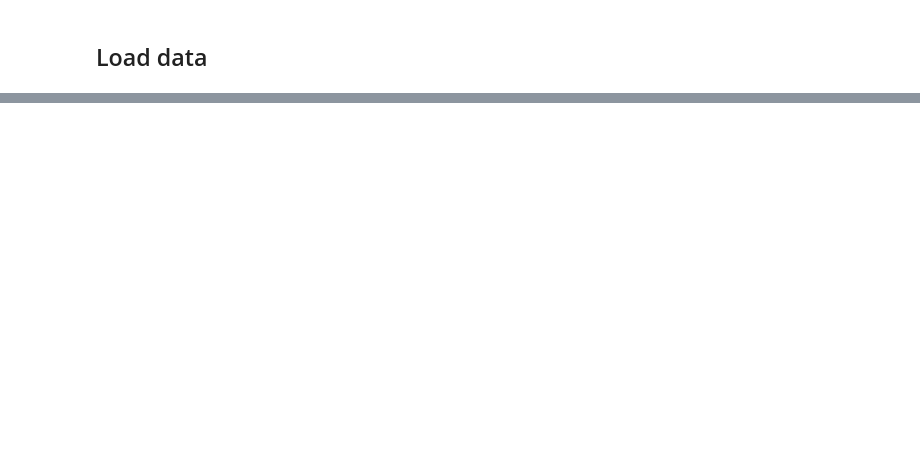
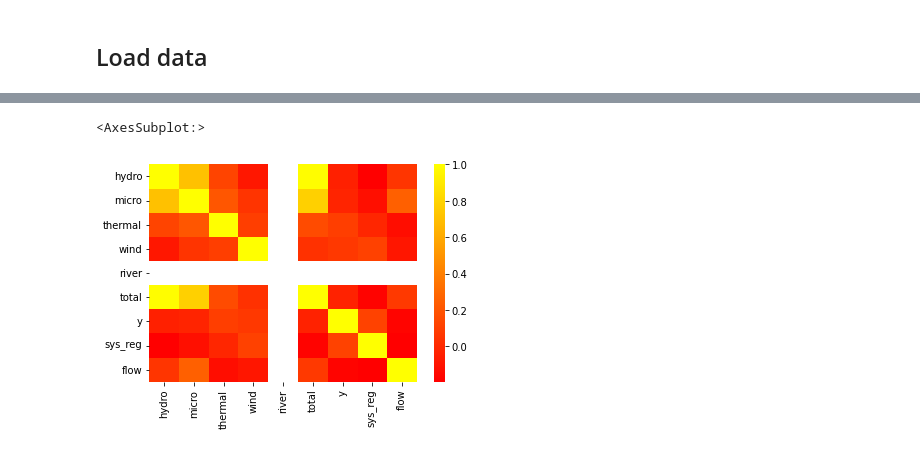
Before and after one commit to fredrvaa/Time-Series-RNN, a Jupyter notebook: notebook.ipynb, the cells around one changed output, grey strips where cells are left out. Cells and saved outputs as stored; diff of their text form; code cells hidden in the pictures; blank space fills up the shorter version.

```diff
--- a/notebook.ipynb
+++ b/notebook.ipynb
@@ -33,0 +60,5 @@ train.describe()
+# %%
+sns.heatmap(train.corr(), xticklabels=train.columns, yticklabels=train.columns, cmap='autumn')
+# %% [output]
+<AxesSubplot:>
+[figure, added]
```
Also changed, not shown: parts of 11 cells of this notebook, 2 other files.
